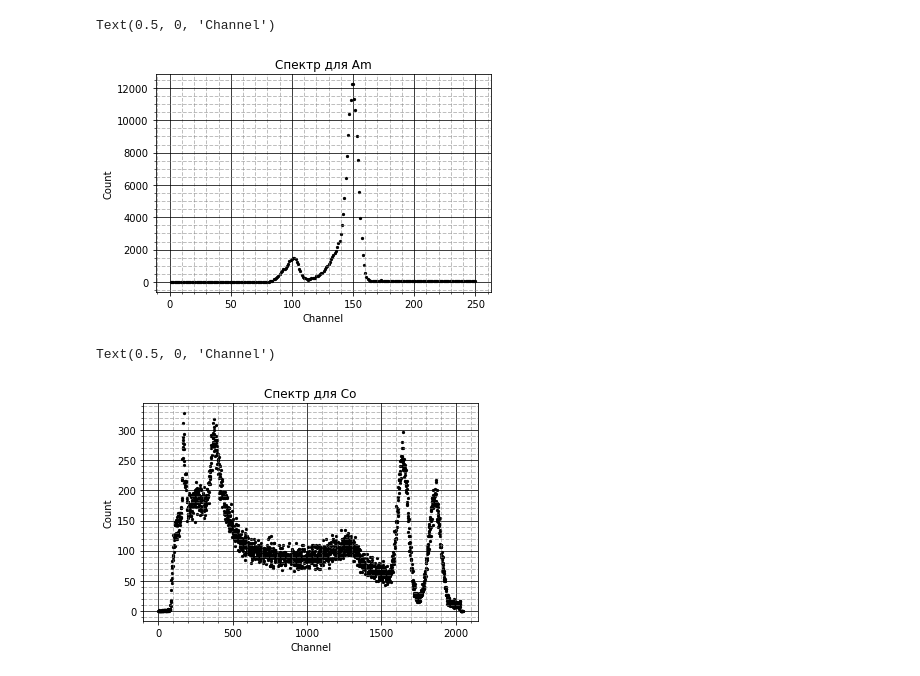
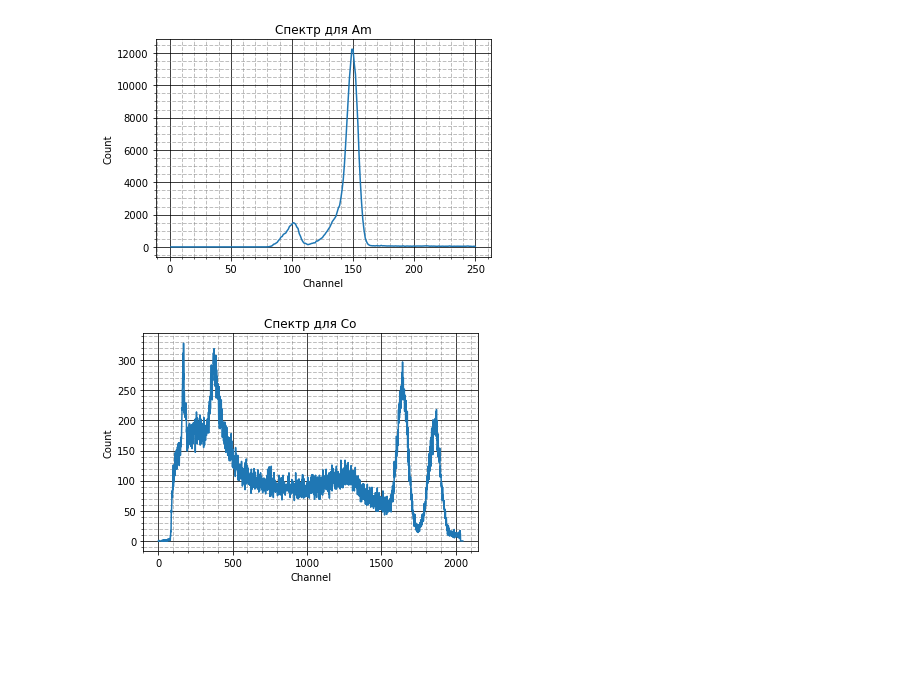
Before and after one commit to pavel-collab/MIPT_Labs, a Jupyter notebook: 5.5.5/python/5_5_5.ipynb, the cells around one changed output. Cells and saved outputs as stored; diff of their text form; code cells hidden in the pictures; blank space fills up the shorter version.

```diff
--- a/5.5.5/python/5_5_5.ipynb
+++ b/5.5.5/python/5_5_5.ipynb
@@ -12,5 +18,5 @@ import PythonGraphMod
 # %%
-fd1 = pd.read_excel("./data/Am.xlsx")
+fd1 = pd.read_excel("../data/Am.xlsx")
 
 Channel = np.array(fd1['Channel'])
 Counts = np.array(fd1['Counts'])
@@ -19,7 +25,8 @@ fig1, ax1 = PythonGraphMod.CreateSimpleGraph()
 
 # ax1.scatter(Channel, Counts, color='black', marker='o', s=5, alpha=1)
 # для большей наглядности выделим часть спектра, где есть интересующая нас информация
-ax1.scatter(Channel[:250], Counts[:250], color='black', marker='o', s=5, alpha=1)
+# ax1.scatter(Channel[:250], Counts[:250], color='black', marker='o', s=5, alpha=1)
+ax1.plot(Channel[:250], Counts[:250])
 
 # сетка
 ax1.minorticks_on()
@@ -33,32 +40,33 @@ plt.xlabel('Channel')
 # ax1.text(5, 350, r'$\Delta V \approx 17.6 \pm 0.02$ В',
 #     size = 8,
 #     bbox=dict(facecolor='white', edgecolor='black', pad=10.0))
+fig1.savefig('../images/Am.jpg')
 # %% [output]
-Text(0.5, 0, 'Channel')
-[figure, old version]
+[figure, new version]
 # %%
-fd2 = pd.read_excel("./data/Co.xlsx")
+fd2 = pd.read_excel("../data/Co.xlsx")
 
 Channel = np.array(fd2['Channel'])
 Counts = np.array(fd2['Counts'])
 
 fig2, ax2 = PythonGraphMod.CreateSimpleGraph()
 
-ax2.scatter(Channel, Counts, color='black', marker='o', s=5, alpha=1)
+# ax2.scatter(Channel, Counts, color='black', marker='o', s=5, alpha=1)
+ax2.plot(Channel, Counts)
 
 # сетка
 ax2.minorticks_on()
 ax2.grid(which = 'major', color = 'black', linewidth = 1, linestyle = '-', alpha = 0.75)
 ax2.grid(which = 'minor', color = 'grey', linewidth = 1, linestyle = '--', alpha = 0.5)
 
 # оформление
 plt.title('Спектр для Co')
 plt.ylabel('Count')
 plt.xlabel('Channel')
 # ax1.text(5, 350, r'$\Delta V \approx 17.6 \pm 0.02$ В',
 #     size = 8,
 #     bbox=dict(facecolor='white', edgecolor='black', pad=10.0))
+fig2.savefig('../images/Co.jpg')
 # %% [output]
-Text(0.5, 0, 'Channel')
-[figure, old version]
+[figure, new version]
 # %%
```
Also changed, not shown: parts of 6 cells of this notebook, 19 other files.
